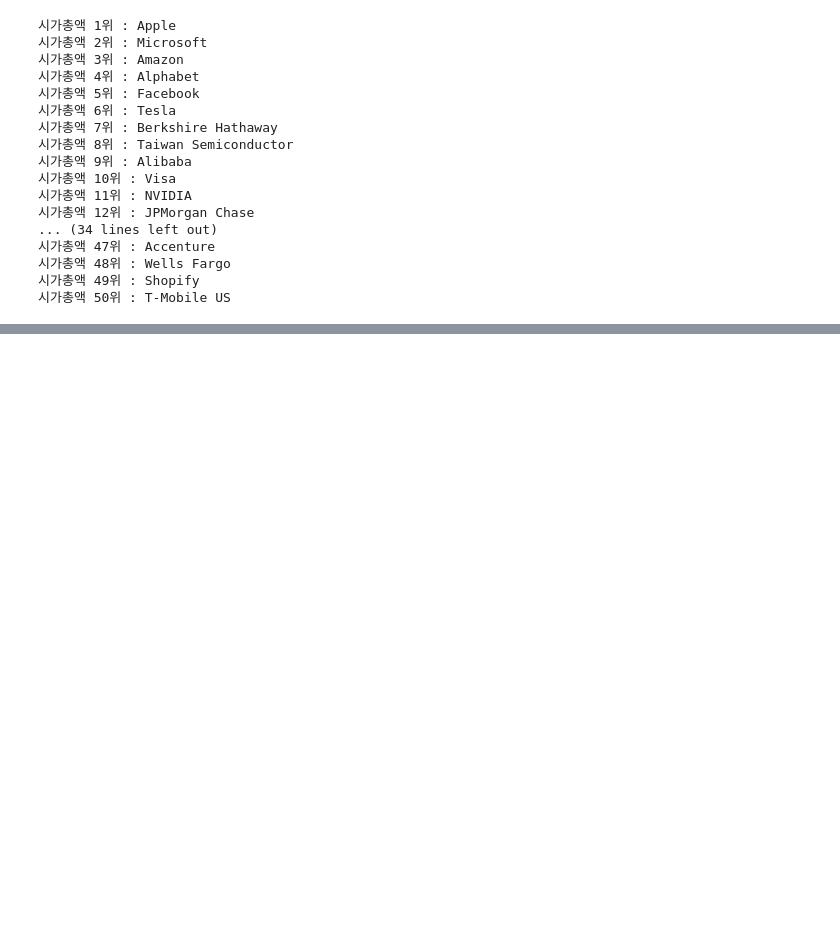
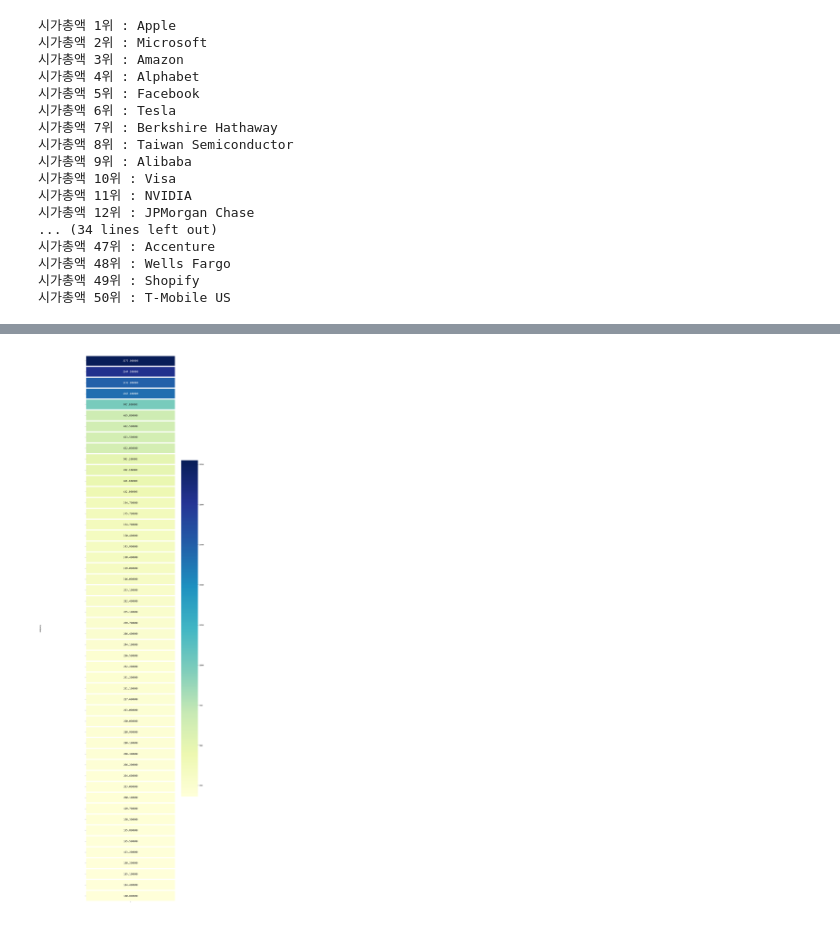
Before and after one commit to JinSuJinSu/jupyter-notebook, a Jupyter notebook: google-crawling.ipynb, the cells around one changed output, grey strips where cells are left out. Cells and saved outputs as stored; diff of their text form; code cells hidden in the pictures; blank space fills up the shorter version.

```diff
--- a/google-crawling.ipynb
+++ b/google-crawling.ipynb
@@ -88,7 +96,0 @@ print(day_increase_list)
-# %%
-source = soup.find_all('td',{'class':'column-6'})
-month_increase_list = [x.get_text() for x in source[:-2]]
-month_increase_list = [str(x) for x in month_increase_list]
-month_increase_list = list(map(lambda x: x.replace('%',''),month_increase_list))
-month_increase_list = [float(x) for x in month_increase_list]
-print(month_increase_list)
@@ -301,0 +220,12 @@ plt.show()
+# %%
+import seaborn as sns
+
+stock_df = stock_df.sort_values(by='total_stock', ascending=False)
+plt.figure(figsize=(10,50))
+sns.heatmap(stock_df[['total_stock']], annot=True, fmt='f', linewidth=5, cmap="YlGnBu", annot_kws={"size": 13})
+plt.title('total_stock ranking', color='white', fontsize=20)
+plt.xticks(fontsize=16, color='white')
+plt.yticks(fontsize=16, color='white')
+plt.show()
+# %% [output]
+[figure, added]
```
Also changed, not shown: parts of 53 cells of this notebook, 4 other files.
